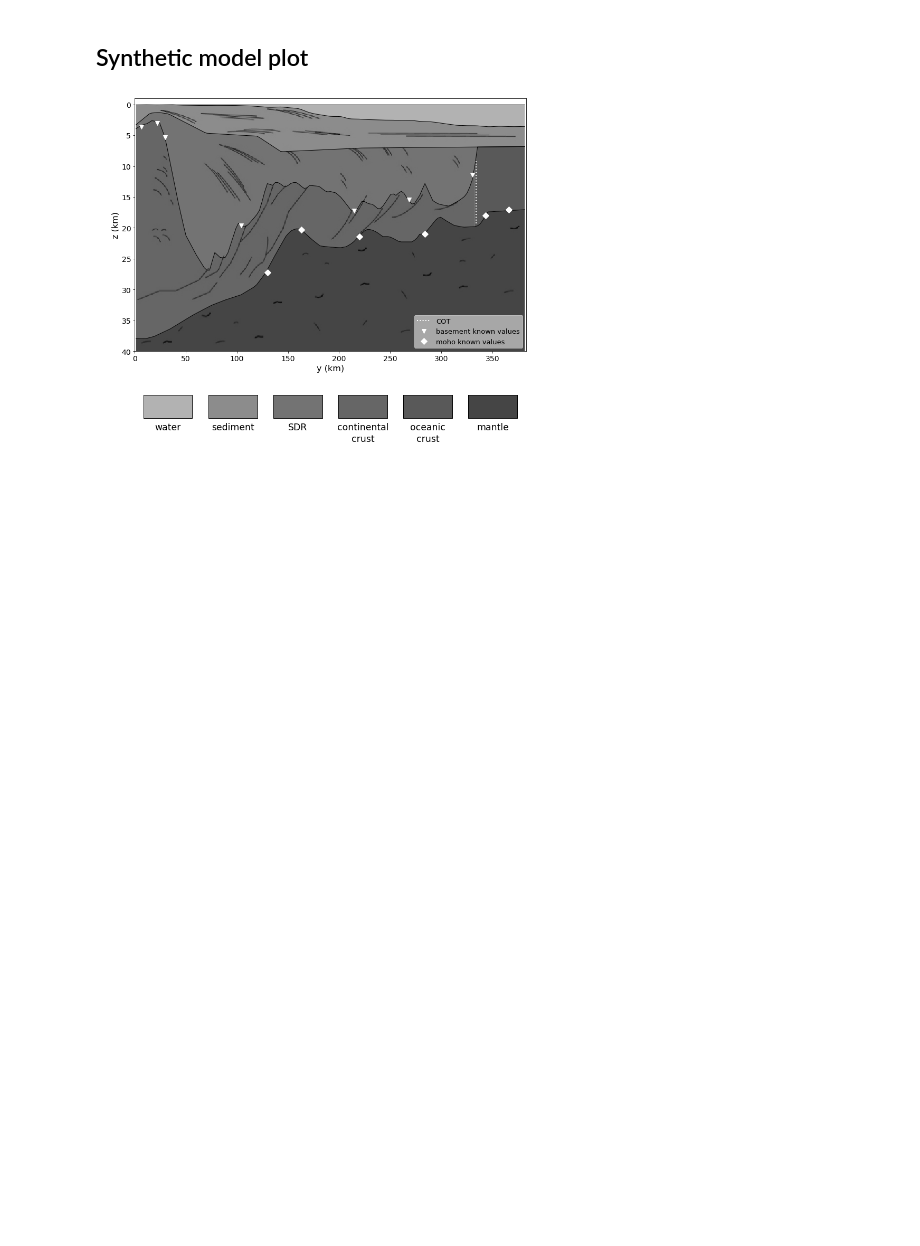
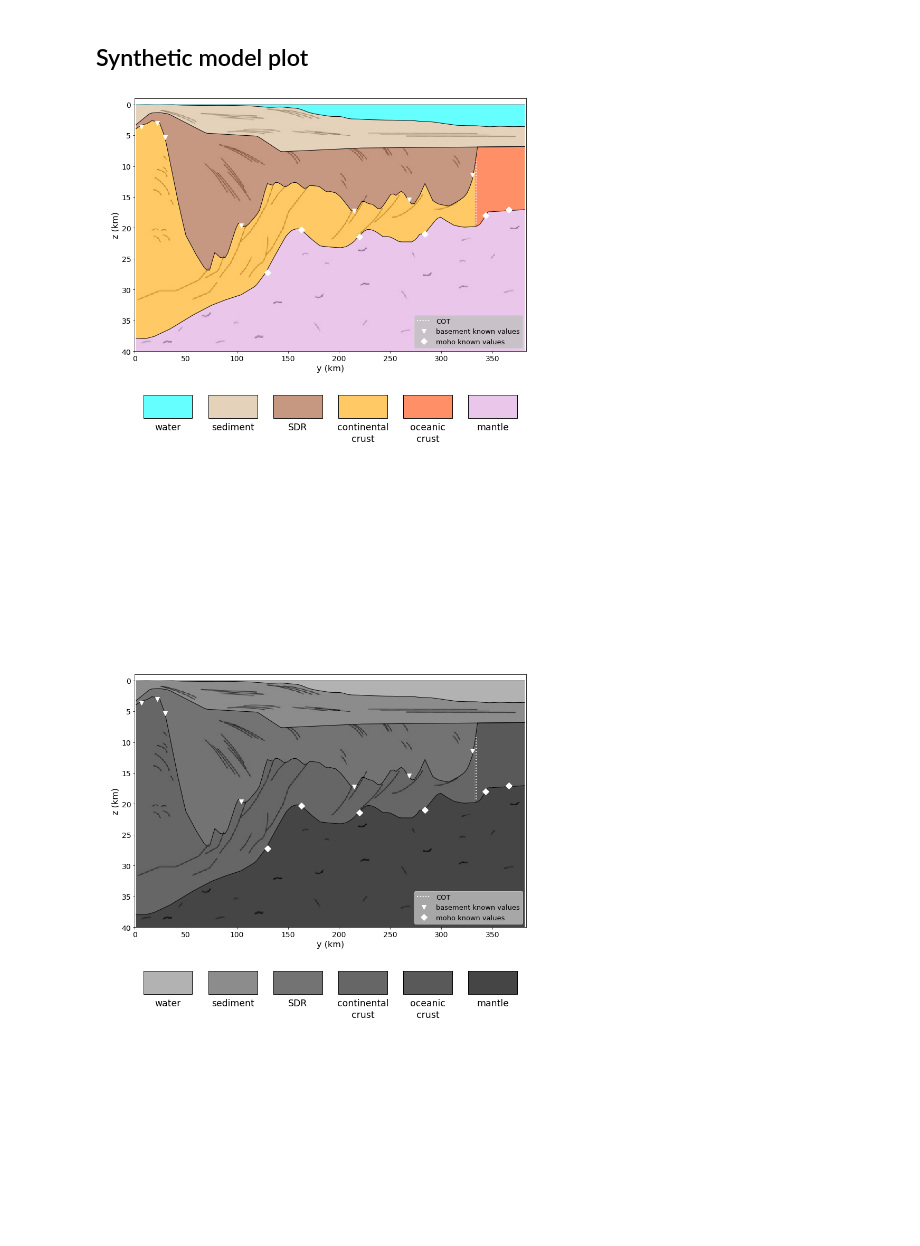
Before and after one commit to pinga-lab/paper-isostatic-grav2D, a Jupyter notebook: code/pelotas_interpreted_profile.ipynb, the cells around one changed output. Drawn from its saved outputs; the diff is of its cells as text; code cells hidden in the pictures; blank space fills up the shorter version.

Commit message:
Inclusao de figuras com layout colorido e edicao dos codigos para gerar as mesmas.

```diff
--- a/code/pelotas_interpreted_profile.ipynb
+++ b/code/pelotas_interpreted_profile.ipynb
@@ -215,6 +215,102 @@ def calculate_aspect(shape,extent):
     dx = (abs(extent[1] - extent[0]))/float(shape[1])
     dy = (abs(extent[3] - extent[2]))/float(shape[0])
     return dx/dy
+# %%
+mpl.close('all')
+
+fig = plt.figure(figsize=(12,15))
+
+plt.subplot(2,1,1)
+zeros = np.zeros_like(yc)
+plt.plot(yc, zeros, '-k', linewidth=1)
+plt.ylim(zmax, zmin)
+plt.xlim(ymin, ymax)
+plt.xticks(fontsize=14)
+plt.yticks(fontsize=14)
+plt.xlabel('y (km)', fontsize=16)
+plt.ylabel('z (km)', fontsize=16)
+plt.plot(yc, tw, '-k', linewidth=1)
+plt.plot(yc, toi, '-k', linewidth=1)
+plt.plot(yc, basement, '-k', linewidth=1)
+plt.plot(yc, S, '-k', linewidth=1)
+#plt.plot(yc, ini_basement, '--w', linewidth=2, label='initial guess surfaces')
+#plt.plot(yc, ini_moho, '--w', linewidth=2)#, label='initial moho surface')
+plt.axvline(x=COT, ymin=ybottom, ymax=ytop, linestyle=':', color='w', linewidth=2, label='COT')
+plt.plot(base_known[:,0], base_known[:,1], 'vw', markersize=8.5, label='basement known values')
+plt.plot(moho_known[:,0], moho_known[:,1], 'Dw', markersize=8.5, label='moho known values')
+plt.fill_between(yc, 0.0, tw, facecolor='aqua', alpha=0.6)
+plt.fill_between(yc, tw, toi, facecolor='tan', alpha=0.6)
+plt.fill_between(yc, toi, basement, facecolor='sienna', alpha=0.6)
+plt.fill_between(yc, basement, S, where=aux2, facecolor='orange', alpha=0.6)
+plt.fill_between(yc, basement, S, where=aux3, facecolor='orangered', alpha=0.6)
+plt.fill_between(yc, S, ymax, facecolor='plum', alpha=0.6)
+plt.imshow(img, extent=extent, aspect=calculate_aspect(shape,extent))
+plt.legend(loc='best', fontsize=13, facecolor='silver')
+mpl.m2km()
+
+plt.subplot(2,1,2)
+X, Y = fig.get_dpi()*fig.get_size_inches()
+plt.axis('off')
+
+layers_list1 = ['water', 'sediment', 'SDR', 'continental', 'oceanic', 'mantle']
+layers_list2 = ['', '', '', 'crust', 'crust', '']
+colors_list = ['aqua', 'tan', 'sienna', 'orange', 'orangered', 'plum']
+ncols = len(colors_list)
+nrows = 1
+h = Y / nrows
+w = X / (ncols + 1)
+
+i=ncols-1
+for color, layers1, layers2 in zip(colors_list, layers_list1, layers_list2):
+    col = i // nrows
+    row = i % nrows
+    x = X - (col*w) - w
+
+    yi_line = Y
+    yf_line1 = Y - Y*0.1
+    yf_line2 = Y - Y*0.2
+    yf_line3 = Y - Y*0.3
+    yf_line4 = Y - Y*0.4
+    yf_line5 = Y - Y*0.5
+    yf_line6 = Y - Y*0.6
+    yf_line7 = Y - Y*0.7
+    yf_line8 = Y - Y*0.8
+    yf_line9 = Y - Y*0.9
+    yf_line10 = Y - Y*1.0
+    yi_text1 = Y - Y*0.12
+    yi_text2 = Y - Y*0.17
+
+    plt.text(x+w*0.375, yi_text1, layers1, fontsize=(w*0.14), horizontalalignment='center', verticalalignment='top')
+    plt.text(x+w*0.375, yi_text2, layers2, fontsize=(w*0.14), horizontalalignment='center', verticalalignment='top')
+    i-=1
+    poly1 = Polygon(np.array([[x, x+w*0.75, x+w*0.75, x], [yi_line, yi_line, yf_line1, yf_line1]]).T)
+    poly2 = Polygon(np.array([[x, x+w*0.75, x+w*0.75, x], [yf_line1, yf_line1, yf_line2, yf_line2]]).T)
+    poly3 = Polygon(np.array([[x, x+w*0.75, x+w*0.75, x], [yf_line2, yf_line2, yf_line3, yf_line3]]).T)
+    poly4 = Polygon(np.array([[x, x+w*0.75, x+w*0.75, x], [yf_line3, yf_line3, yf_line4, yf_line4]]).T)
+    poly5 = Polygon(np.array([[x, x+w*0.75, x+w*0.75, x], [yf_line4, yf_line4, yf_line5, yf_line5]]).T)
+    poly6 = Polygon(np.array([[x, x+w*0.75, x+w*0.75, x], [yf_line5, yf_line5, yf_line6, yf_line6]]).T)
+    poly7 = Polygon(np.array([[x, x+w*0.75, x+w*0.75, x], [yf_line6, yf_line6, yf_line7, yf_line7]]).T)
+    poly8 = Polygon(np.array([[x, x+w*0.75, x+w*0.75, x], [yf_line7, yf_line7, yf_line8, yf_line8]]).T)
+    poly9 = Polygon(np.array([[x, x+w*0.75, x+w*0.75, x], [yf_line8, yf_line8, yf_line9, yf_line9]]).T)
+    poly10 = Polygon(np.array([[x, x+w*0.75, x+w*0.75, x], [yf_line9, yf_line9, yf_line10, yf_line10]]).T)
+    mpl.polygon(poly1, style='None', linewidth=1, fill=color, alpha=0.6)
+    mpl.polygon(poly2, style='None', linewidth=0, fill='white')
+    mpl.polygon(poly3, style='None', linewidth=0, fill='white')
+    mpl.polygon(poly4, style='None', linewidth=0, fill='white')
+    mpl.polygon(poly5, style='None', linewidth=0, fill='white')
+    mpl.polygon(poly6, style='None', linewidth=0, fill='white')
+    mpl.polygon(poly7, style='None', linewidth=0, fill='white')
+    mpl.polygon(poly8, style='None', linewidth=0, fill='white')
+    mpl.polygon(poly9, style='None', linewidth=0, fill='white')
+    mpl.polygon(poly10, style='None', linewidth=0, fill='white')
+
+plt.tight_layout()
+
+#mpl.savefig('../manuscript/figures/pelotas-interpretation-colors.png', dpi='figure')
+#mpl.savefig('../manuscript/figures/pelotas-interpretation-colors-plus-faults.png', dpi='figure')
+plt.show()
+# %% [output]
+[figure, added]
 # %%
 mpl.close('all')
 
```
Also changed, not shown: 26 other files.
